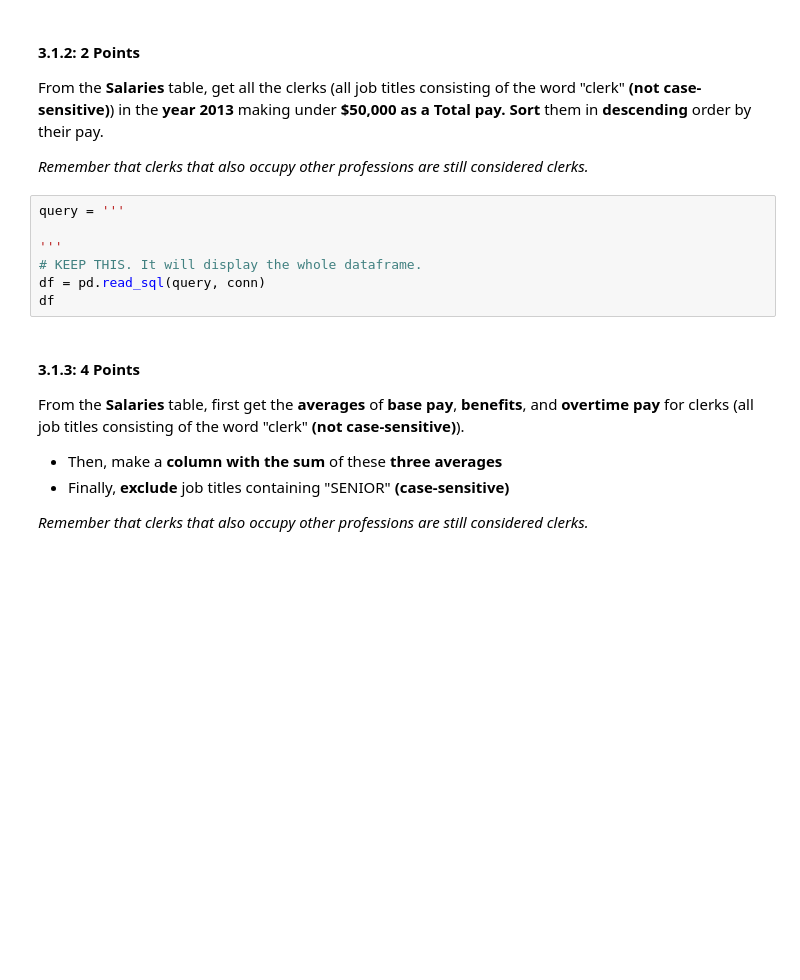
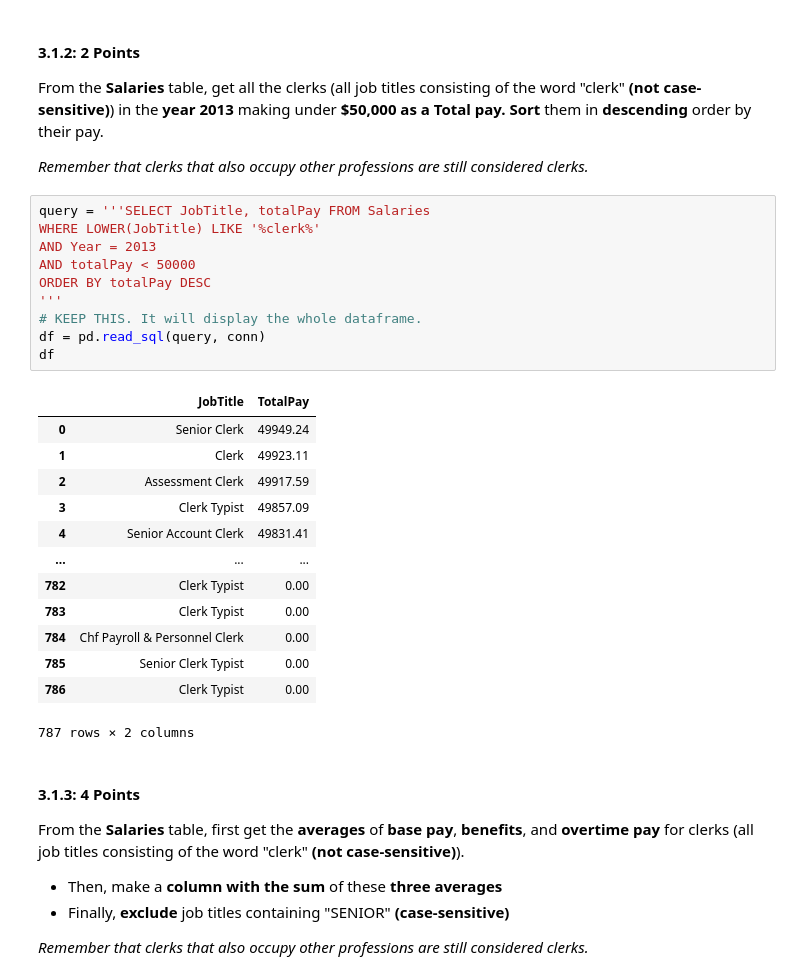
Before and after one commit to lukeadjei/CMSC320_HW1_sec0201_Git, a Jupyter notebook: HW1 - Pandas and SQL selection (Part 1 of HW1)/CMSC320_HW1_Fall2026.ipynb, the cells around one changed output. Drawn from its saved outputs; the diff is of its cells as text; blank space fills up the shorter version.

```diff
--- a/HW1 - Pandas and SQL selection (Part 1 of HW1)/CMSC320_HW1_Fall2026.ipynb
+++ b/HW1 - Pandas and SQL selection (Part 1 of HW1)/CMSC320_HW1_Fall2026.ipynb
@@ -456,12 +455,29 @@ From the **Salaries** table, get all the clerks (all job titles consisting of th
 
 *Remember that clerks that also occupy other professions are still considered clerks.*
 # %%
-query = '''
-
+query = '''SELECT JobTitle, totalPay FROM Salaries
+WHERE LOWER(JobTitle) LIKE '%clerk%'
+AND Year = 2013
+AND totalPay < 50000
+ORDER BY totalPay DESC
 '''
 # KEEP THIS. It will display the whole dataframe.
 df = pd.read_sql(query, conn)
 df
+# %% [output]
+|  | JobTitle | TotalPay |
+| 0 | Senior Clerk | 49949.24 |
+| 1 | Clerk | 49923.11 |
+| 2 | Assessment Clerk | 49917.59 |
+| 3 | Clerk Typist | 49857.09 |
+| 4 | Senior Account Clerk | 49831.41 |
+| ... | ... | ... |
+| 782 | Clerk Typist | 0.00 |
+| 783 | Clerk Typist | 0.00 |
+| 784 | Chf Payroll & Personnel Clerk | 0.00 |
+| 785 | Senior Clerk Typist | 0.00 |
+| 786 | Clerk Typist | 0.00 |
+787 rows × 2 columns
 # %% [markdown]
 #### **3.1.3: 4 Points**
 From the **Salaries** table, first get the **averages** of **base pay**, **benefits**, and **overtime pay** for clerks (all job titles consisting of the word "clerk" **(not case-sensitive)**).
```
Also changed, not shown: parts of 10 cells of this notebook, 1 other file.
